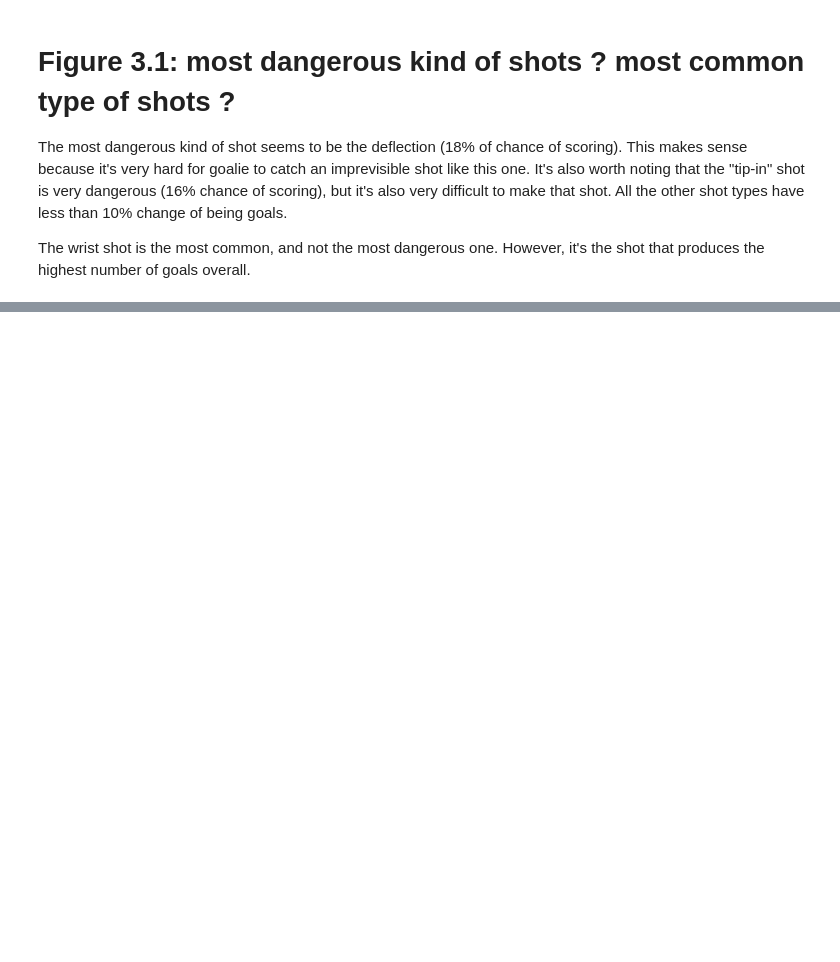
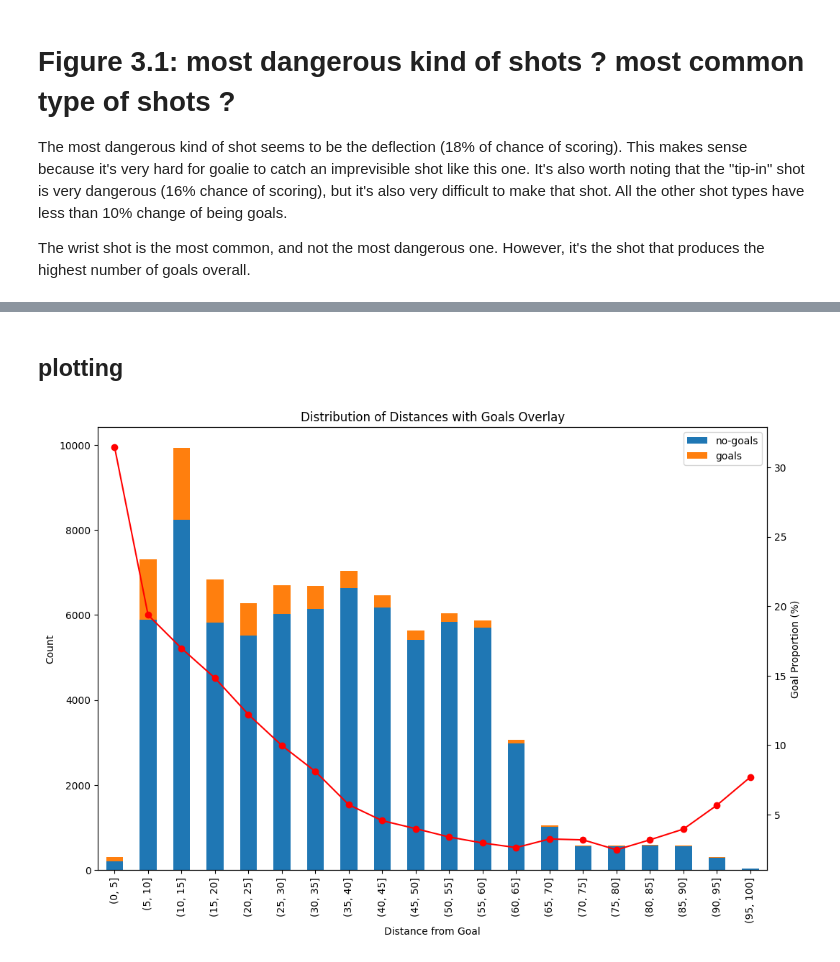
Before and after one commit to WilliamChidiac/NHL-goal-prediction, a Jupyter notebook: notebooks/simple_visualization.ipynb, the cells around one changed output, grey strips where cells are left out. Saved outputs shown, nothing was run; the diff lists cells and outputs as text; code cells hidden in the pictures; blank space fills up the shorter version.

```diff
--- a/notebooks/simple_visualization.ipynb
+++ b/notebooks/simple_visualization.ipynb
@@ -218,0 +165,41 @@ plt.show()
+# %% [markdown]
+## plotting
+# %%
+
+# Create bins for distance
+df_2017 = df[df['season'] == 20172018]
+bins = list(range(0, int(max(df["distance"])) + 5, 5))
+distance_bins = pd.cut(df_2017['distance'], bins=bins)
+
+# Calculate the number of goals for each distance bin
+goal_counts = df_2017[df_2017['type'] == 'goal'].groupby(distance_bins).size()
+no_goal_counts = df_2017[df_2017['type'] == 'shot-on-goal'].groupby(distance_bins).size()
+
+# Overlay the number of goals over the number of shots
+shot_type_distribution = pd.DataFrame({
+    'no-goals': no_goal_counts,
+    'goals': goal_counts
+}).fillna(0)
+
+# Calculate the proportion of goals per shot type
+shot_type_distribution['goal_proportion'] = shot_type_distribution['goals'] / ( shot_type_distribution['no-goals'] + shot_type_distribution['goals'])
+
+# Plot the distribution of no-goals and goals
+fig, ax1 = plt.subplots(figsize=(12, 8))
+
+# Plot the bar chart for no-goals and goals
+shot_type_distribution[['no-goals', 'goals']].plot(kind='bar', stacked=True, ax=ax1)
+ax1.set_title('Distribution of Distances with Goals Overlay')
+ax1.set_xlabel('Distance from Goal')
+ax1.set_ylabel('Count')
+
+# Secondary y-axis for the goal proportion
+ax2 = ax1.twinx()
+shot_type_distribution['goal_proportion'] *= 100
+shot_type_distribution['goal_proportion'].plot(kind='line', color='red', marker='o', ax=ax2)
+ax2.set_ylabel('Goal Proportion (%)')
+
+
+plt.show()
+# %% [output]
+[figure, added]
```
Also changed, not shown: parts of 26 cells of this notebook.
